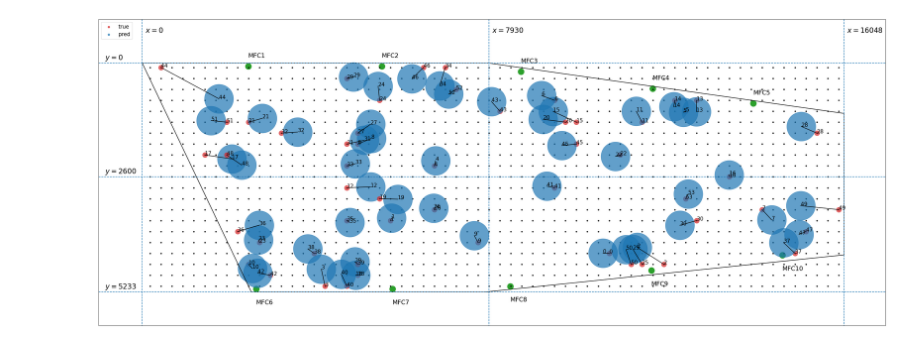
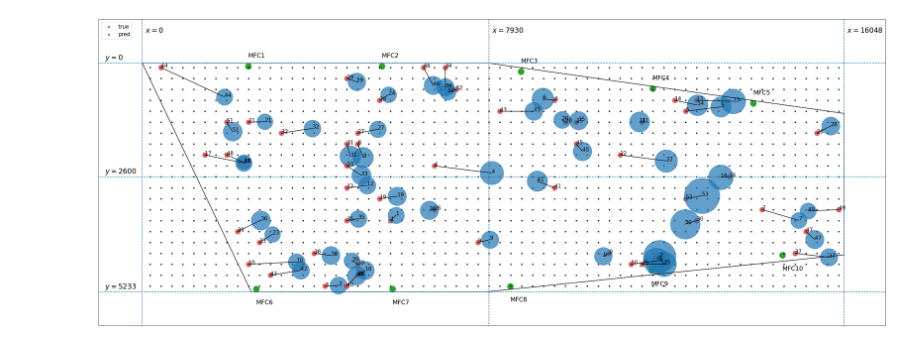
Before and after one commit to sreeragvn/Student-Project-leakage_detection, a Jupyter notebook: single_leakage_uncertainity_dropout.ipynb, the cells around one changed output. Saved outputs shown, nothing was run; the diff lists cells and outputs as text; code cells hidden in the pictures.

```diff
--- a/single_leakage_uncertainity_dropout.ipynb
+++ b/single_leakage_uncertainity_dropout.ipynb
@@ -144,0 +314,27 @@ array([599.743, 226.341])
+# %%
+import numpy as np
+
+# Assuming you have the following data
+# predictions__unsc = np.random.rand(1000, 117, 2)
+
+# Calculate the mean of each sample across the 1000 readings
+sample_means = np.mean(predictions__unsc, axis=0)  # Shape: (117, 2)
+
+# Initialize an array to store L2 distances
+l2_distances = np.zeros((sample_means.shape[0],))
+
+# Calculate L2 distances
+for j in range(sample_means.shape[0]):
+    diff = predictions__unsc[:, j] - sample_means[j]
+    distances = np.sqrt(np.sum(diff ** 2, axis=-1))
+    ind = np.argpartition(distances, -5)[-5:]
+    top5 = distances[ind]
+
+    # l2_distances[j] = np.mean(distances)
+    l2_distances[j] = top5.mean()
+
+# l2_distances is a NumPy array of shape (117,) containing the mean L2 distances
+# where l2_distances[j] represents the mean L2 distance between the mean of sample j and its corresponding 1000 readings
+
+# Verify the shape of l2_distances
+print(l2_distances)
@@ -170,14 +375,14 @@ def plot_test_pred_uncertainity(test, pred, radius):
     for i in range(len(test)):
         if i != len(test)-1:
             plt.scatter(test[i][0], test[i][1], color='tab:red', s=200, alpha= 0.7)
-            plt.scatter(pred[i][0], pred[i][1], s=radius, color='tab:blue', alpha= 0.7)
+            plt.scatter(pred[i][0], pred[i][1], s=radius[i], color='tab:blue', alpha= 0.7)
             line = np.vstack((test[i], pred[i])).transpose()
             plt.plot(line[0], line[1], color = 'black')
             plt.annotate(str(i), (pred[i][0], pred[i][1] + 0.2), fontsize=15)
             plt.annotate(str(i), (test[i][0], test[i][1] + 0.2), fontsize=15)
         else:
             plt.scatter(test[i][0], test[i][1], color='tab:red', s=200, label="true", alpha= 0.7)
-            plt.scatter(pred[i][0], pred[i][1], s=radius, color='tab:blue', label="pred", alpha= 0.7)
+            plt.scatter(pred[i][0], pred[i][1], s=radius[i], color='tab:blue', label="pred", alpha= 0.7)
             line = np.vstack((test[i], pred[i])).transpose()
             plt.plot(line[0], line[1], color = 'black')
             plt.annotate(str(i), (pred[i][0], pred[i][1] + 0.2), fontsize=15)
@@ -206,34 +411,34 @@ def plot_test_pred_uncertainity(test, pred, radius):
     # plt.text(180, 5800, f'(x1, y1) = ({x1}, {y1}) = ({j1-31}, {-i1+10})', fontsize=20)
     plt.legend(loc="upper left")
     # invert y axis
     plt.gca().invert_yaxis()
 
     lgnd = plt.legend(loc="upper left", numpoints=2, fontsize=15)
 
     #change the marker size manually for both lines
     lgnd.legendHandles[0]._sizes = [30]
     lgnd.legendHandles[1]._sizes = [30]
 
-    plt.savefig('./results/hypermodel_results.png')
+    # plt.savefig('./results/hypermodel_results.png')
 
     plt.show()
 
 def plot_wing_contour():
     plt.plot([0, 7930], [0, 0], 'k')
     plt.plot([7930, 16048], [0, 1149], 'k')
     plt.plot([16048, 16048], [1149, 4386], 'k')
     plt.plot([16048, 7843], [4386, 5233], 'k')
     plt.plot([7843, 2493], [5233, 5233], 'k')
     plt.plot([2493, 0], [5233, 0], 'k')
     plt.xlim([-1000, 17000])
     plt.ylim([-1000, 6000])
     plt.xticks([])
     plt.yticks([])
     plt.gca().set_aspect('equal')
 
 
 
-plot_test_pred_uncertainity(y_test, pred_mean, radius)
+plot_test_pred_uncertainity(y_test, pred_mean, l2_distances)
 # %% [output]
-[figure, old version]
+[figure, new version]
 # %%
```
Also changed, not shown: parts of 12 cells of this notebook, 34 other files.
